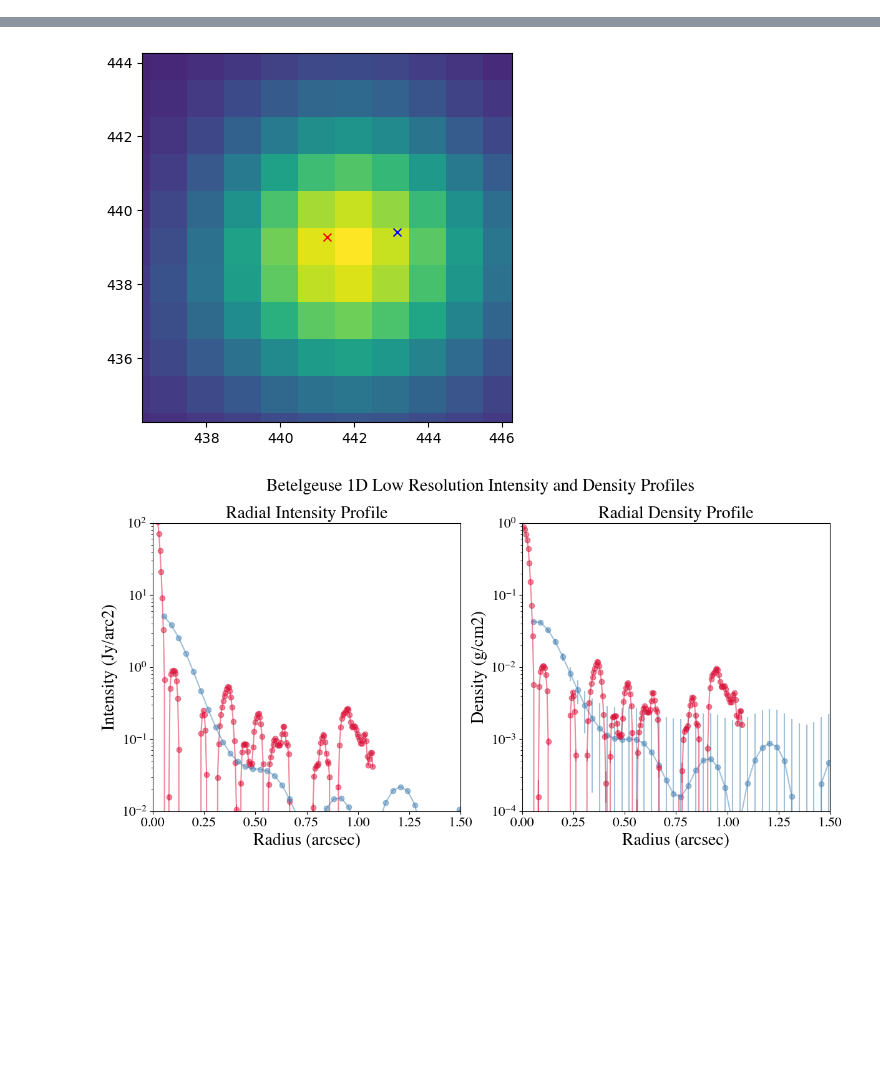
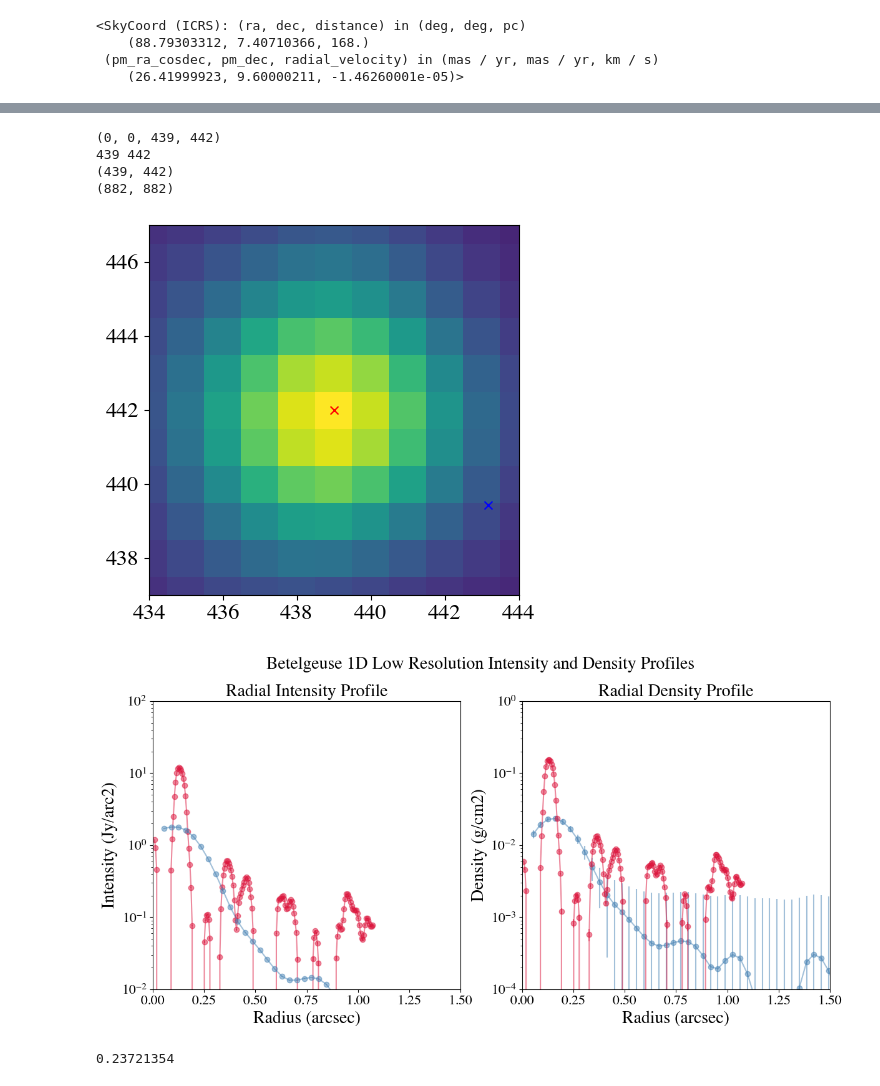
Before and after one commit to imanbeh/betel, a Jupyter notebook: notebook.ipynb, the cells around one changed output, grey strips where cells are left out. Cells and saved outputs as stored; diff of their text form; code cells hidden in the pictures; blank space fills up the shorter version.

Commit message:
added hr data

```diff
--- a/notebook.ipynb
+++ b/notebook.ipynb
@@ -80,6 +80,11 @@ def radial_read(filename,w,x2=0,y2=0):
     bmaj = header_hr['BMAJ']
     bmin = header_hr['BMIN']
 
+    if filename==(low_file):
+            header_hr['CRVAL1'] = 88.79303312
+
+            header_hr['CRVAL2'] = 7.40710366
+
     ### CONVERTING DATA TO DIFFERENT UNITS
     beam = (header_hr['BMAJ'] * u.deg, header_hr['BMIN']*u.deg)
     pix_size = (np.abs(header_hr['CDELT1'])*u.deg,np.abs(header_hr['CDELT2'])*u.deg)
@@ -100,15 +105,17 @@ def radial_read(filename,w,x2=0,y2=0):
         if col not in ('id', 'npix'):
             sources[col].info.format = '%.2f' # for table formatting
 
-    data_jy_per_pixel-=median.value
+    #data_jy_per_pixel-=median.value
     data_jy_per_arcsec2 = data_jy_per_pixel / beam_solid_angle_arcsec2
 
 
     ### PHOTOMETRY CALCUATION
     max_pos = np.unravel_index(np.argmax(np.ma.masked_invalid(data_jy_per_pixel)), data_jy_per_pixel.shape)
-    y = max_pos[-2]
-    x = max_pos[-1]
+    print(max_pos)
+    y = max_pos[-1]
+    x = max_pos[-2]
 
+    print(x,y)
 
     position = (x,y) #max_pos[-2], max[-1]
     if(x2!=0 and y2!=0):
@@ -380,0 +395,21 @@ def temp(Rarr, pr=False):
+# %%
+pm_ra = 26.42 * u.mas/u.yr
+pm_dec = 9.60 * u.mas/u.yr
+hr_time = Time('2015-11-06')
+lr_time = Time('2016-08-16')
+crval_hr = [88.79306115045,7.407113577698]*u.deg
+crval_lr = [88.7930685989, 7.407116442487]*u.deg
+distance = 168*u.parsec
+c = SkyCoord(ra=crval_lr[0],
+             dec=crval_lr[1],
+             distance=distance,
+             pm_ra_cosdec=26.42 * u.mas/u.yr,
+             pm_dec=9.60 * u.mas/u.yr,
+             obstime=Time(Time('2020-08-22')))
+Time('2020-08-22')
+c.apply_space_motion(hr_time)
+# %% [output]
+<SkyCoord (ICRS): (ra, dec, distance) in (deg, deg, pc)
+    (88.79303312, 7.40710366, 168.)
+ (pm_ra_cosdec, pm_dec, radial_velocity) in (mas / yr, mas / yr, km / s)
+    (26.41999923, 9.60000211, -1.46260001e-05)>
@@ -385,7 +424,7 @@ high_file = "hr_member.uid___A001_X2de_Xf7.ari_l.Betelgeuse_sci.spw0_1_2_3_4_338
 
 
 data_hr,info_hr,rp_hr,hr_rp_radius,hr_radius_2d = radial_read(high_file, 100)
-data_lr,info_lr,rp_lr,lr_rp_radius,lr_radius_2d = radial_read(low_file, 100,x2=442-0.73388889, y2=439+0.26666667)
+data_lr,info_lr,rp_lr,lr_rp_radius,lr_radius_2d = radial_read(low_file, 100)#,x2=int(439+0.26666667),y2=int(443-0.73388889))
 
 print(info_lr['position'])
 
@@ -393,7 +432,7 @@ num_1d_model_hr = density_model(rp_hr['jy/arc2'].value,(hr_rp_radius['pc']))
 num_1d_model_lr = density_model(rp_lr['jy/arc2'].value,(lr_rp_radius['pc']))
 
 print(data_lr['jy/beam'].shape)
-plt.imshow(data_lr['jy/beam'])
+plt.imshow(data_lr['jy/beam'].transpose())
 err=5
 plt.plot(info_lr['position'][0],info_lr['position'][1],'rx')
 plt.plot(443.16,439.41,'bx')
@@ -439,2 +478,10 @@ WARNING: Input data contains invalid values (NaNs or infs), which were automatic
+(0, 0, 439, 442)
+439 442
+(439, 442)
+(882, 882)
-[figure, old version]
+[figure, new version]
-[figure, old version]
+[figure, new version]
+# %%
+data_lr['jy/beam'][439,443]
+# %% [output]
+0.23721354
```
Also changed, not shown: parts of 42 cells of this notebook, 19 other files.
